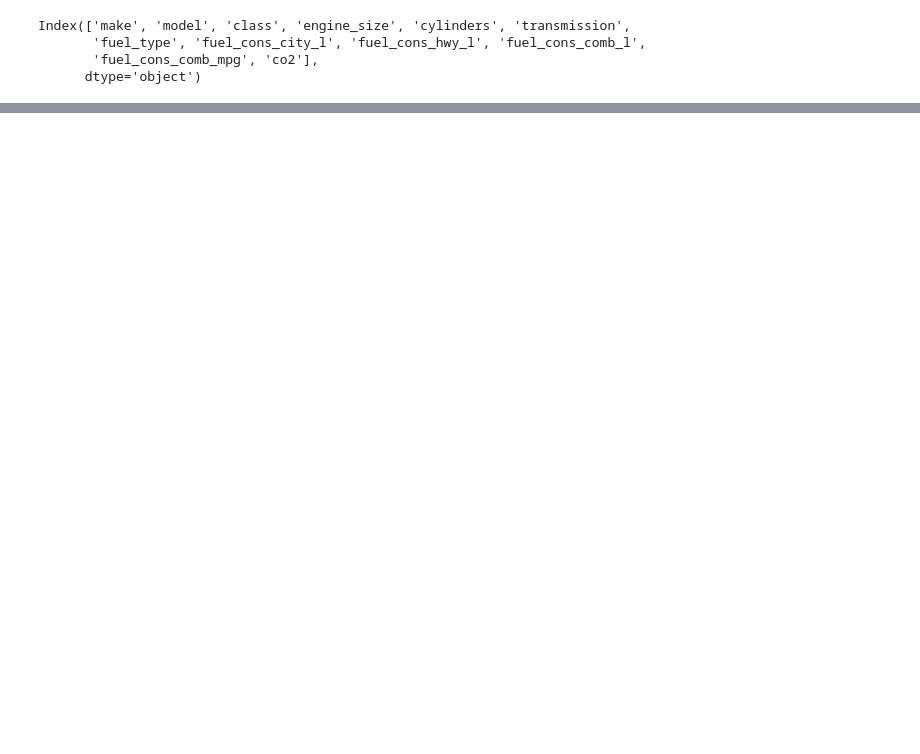
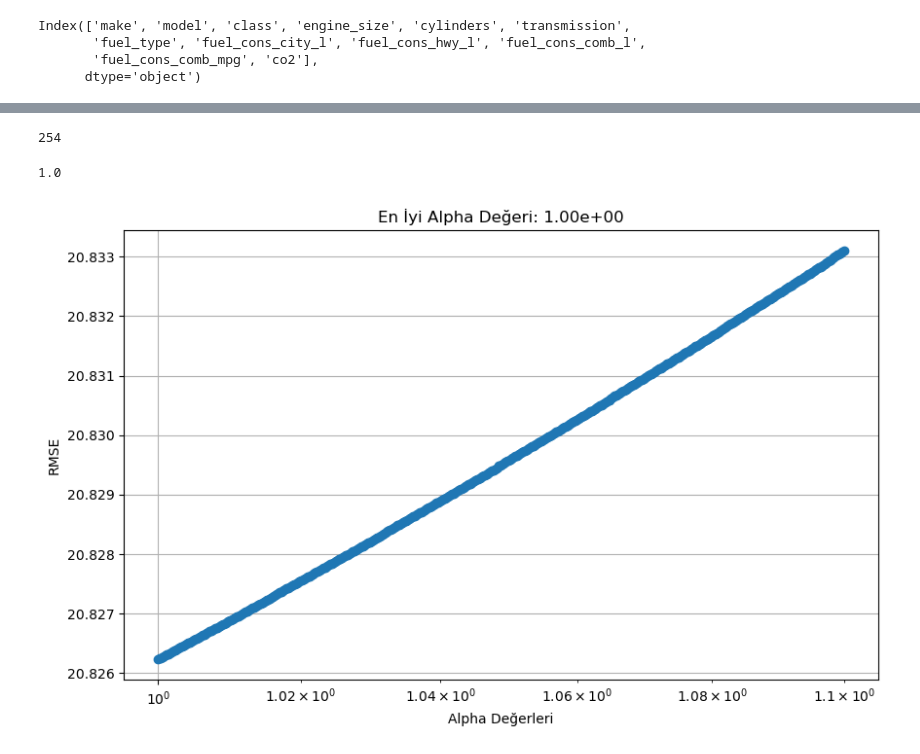
Before and after one commit to ssamiyavuzz/CO2-Emission-Project, a Jupyter notebook: CO2_Emission_Project.ipynb, the cells around one changed output, grey strips where cells are left out. Cells and saved outputs as stored; diff of their text form; code cells hidden in the pictures; blank space fills up the shorter version.

Commit message:
Build Lasso Model

```diff
--- a/CO2_Emission_Project.ipynb
+++ b/CO2_Emission_Project.ipynb
@@ -527,0 +550,29 @@ pd.concat([lm_df, rcm_df], axis=1)
+# %%
+print(lasso_cv_model.n_iter_)
+# %% [output]
+254
+# %%
+best_alpha = lasso_cv_model.alpha_
+best_alpha
+# %% [output]
+1.0
+# %%
+rmse_values = []
+for alpha in alpha_space:
+    lasso_model = Lasso(alpha=alpha, max_iter=100000, random_state=42)
+    lasso_model.fit(X, y)
+    y_pred = lasso_model.predict(X)
+    rmse = np.sqrt(mean_squared_error(y, y_pred))
+    rmse_values.append(rmse)
+
+# Alpha değerlerini ve RMSE değerlerini görselleştirin
+plt.figure(figsize=(10, 6))
+plt.plot(alpha_space, rmse_values, marker='o')
+plt.xscale('log')  # X eksenini logaritmik ölçekte ayarlayın
+plt.xlabel('Alpha Değerleri')
+plt.ylabel('RMSE')
+plt.title(f'En İyi Alpha Değeri: {best_alpha:.2e}')
+plt.grid()
+plt.show()
+# %% [output]
+[figure, added]
```
Also changed, not shown: parts of 68 cells of this notebook.
